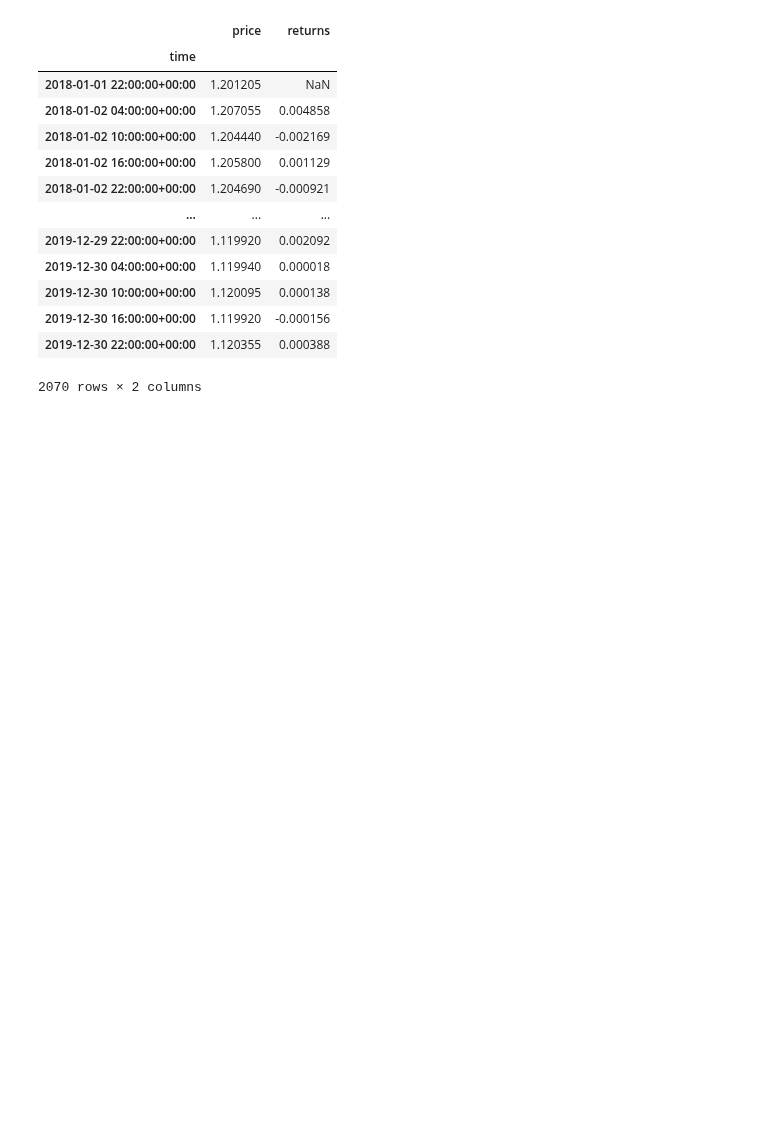
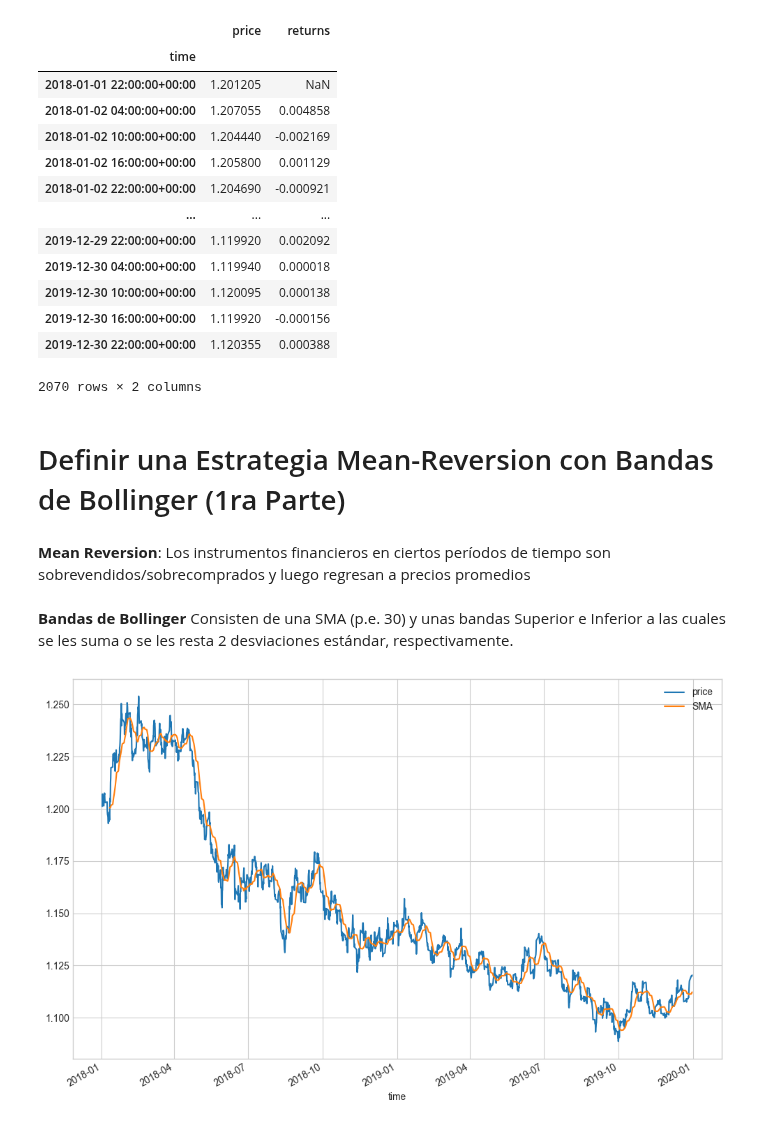
Before and after one commit to mario812/algo-trading-env, a Jupyter notebook: 3.3.2_6-getting_data.ipynb, the cells around one changed output. Drawn from its saved outputs; the diff is of its cells as text; code cells hidden in the pictures; blank space fills up the shorter version.

Commit message:
finalizada 1ra parte (pc)

```diff
--- a/3.3.2_6-getting_data.ipynb
+++ b/3.3.2_6-getting_data.ipynb
@@ -64,3 +65,22 @@ data
 | 2019-12-30 16:00:00+00:00 | 1.119920 | -0.000156 |
 | 2019-12-30 22:00:00+00:00 | 1.120355 | 0.000388 |
 2070 rows × 2 columns
+# %% [markdown]
+# Definir una Estrategia Mean-Reversion con Bandas de Bollinger (1ra Parte)
+# %% [markdown]
+__Mean Reversion__: Los instrumentos financieros en ciertos períodos de tiempo son sobrevendidos/sobrecomprados y luego regresan a precios promedios
+# %% [markdown]
+__Bandas de Bollinger__ Consisten de una SMA (p.e. 30) y unas bandas Superior e Inferior a las cuales se les suma o se les resta 2 desviaciones estándar, respectivamente.
+# %%
+# definir la ventana y el número de desviaciones estandar
+SMA = 30
+dev = 2
+# %%
+# crear la columna de la media móvil simple
+data["SMA"] = data["price"].rolling(SMA).mean()
+# %%
+# grafica sencilla para visualizar
+data[["price", "SMA"]].plot(figsize = (12, 8))
+plt.show()
+# %% [output]
+[figure, added]
```
Also changed, not shown: parts of 10 cells of this notebook.
